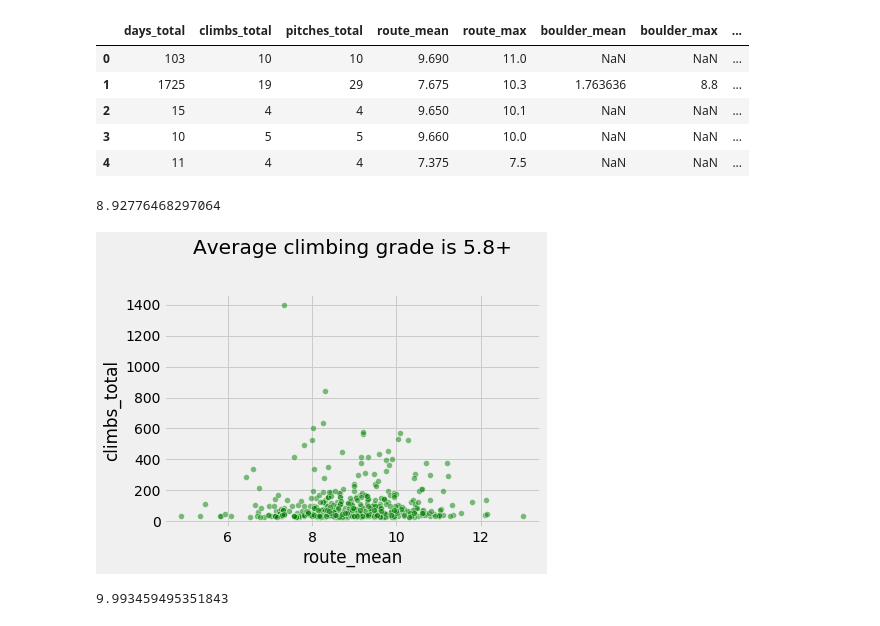
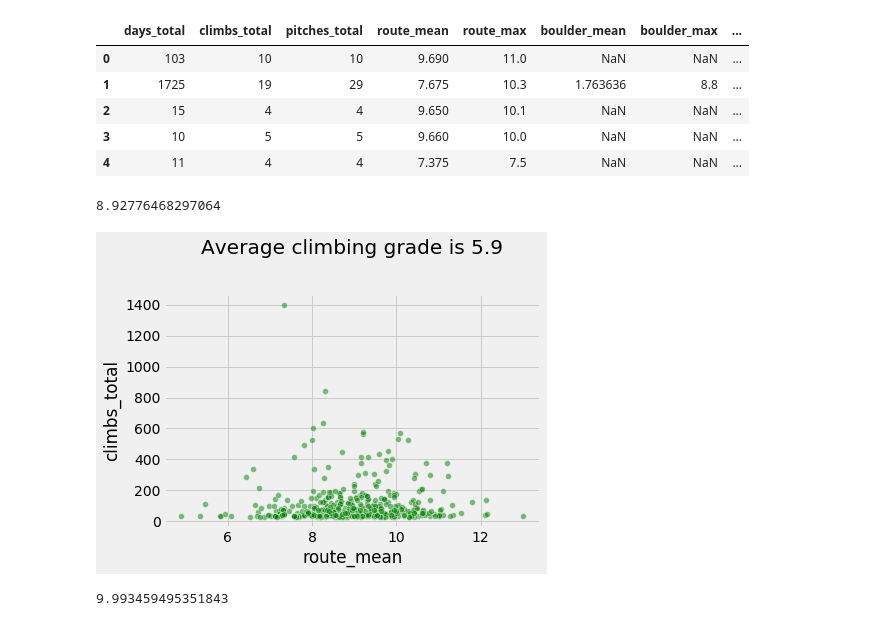
Before and after one commit to Tclack88/MountainProject, a Jupyter notebook: mproj_analysis.ipynb, the cells around one changed output. Drawn from its saved outputs; the diff is of its cells as text; code cells hidden in the pictures.

```diff
--- a/mproj_analysis.ipynb
+++ b/mproj_analysis.ipynb
@@ -2,9 +2,10 @@
 <a href="https://colab.research.google.com/github/Tclack88/MountainProject/blob/master/mproj_analysis.ipynb" target="_parent"><img src="https://colab.research.google.com/assets/colab-badge.svg" alt="Open In Colab"/></a>
 # %%
 import pandas as pd
+import matplotlib.pyplot as plt
 import seaborn as sb
-import matplotlib.pyplot as plt
 import numpy as np
+plt.style.use('fivethirtyeight')
 # %%
 source1 = "https://raw.githubusercontent.com/Tclack88/MountainProject/master/climber_data.csv"
 source2 = "https://raw.githubusercontent.com/Tclack88/MountainProject/master/climber_data2.csv"
@@ -46,11 +47,14 @@ df.head()
 | 3 | 10 | 5 | 5 | 9.660 | 10.0 | NaN | NaN | ... |
 | 4 | 11 | 4 | 4 | 7.375 | 7.5 | NaN | NaN | ... |
 # %%
+# C0 = 'blue'
+# C1 = 'red'
+# C2 = 'yellow'
 print(df[df.climbs_total >= 30].route_mean.mean())
 sb.scatterplot('route_mean','climbs_total',data=df[df.climbs_total >= 30],color='green',alpha=.5)
-plt.title("Average climbing grade is 5.8+",pad=40) ;
+plt.title("Average climbing grade is 5.9",pad=40) ;
 # %% [output]
 8.92776468297064
-[figure, old version]
+[figure, new version]
 # %%
 print(df.route_max.mean())
```
Also changed, not shown: parts of 4 cells of this notebook.
